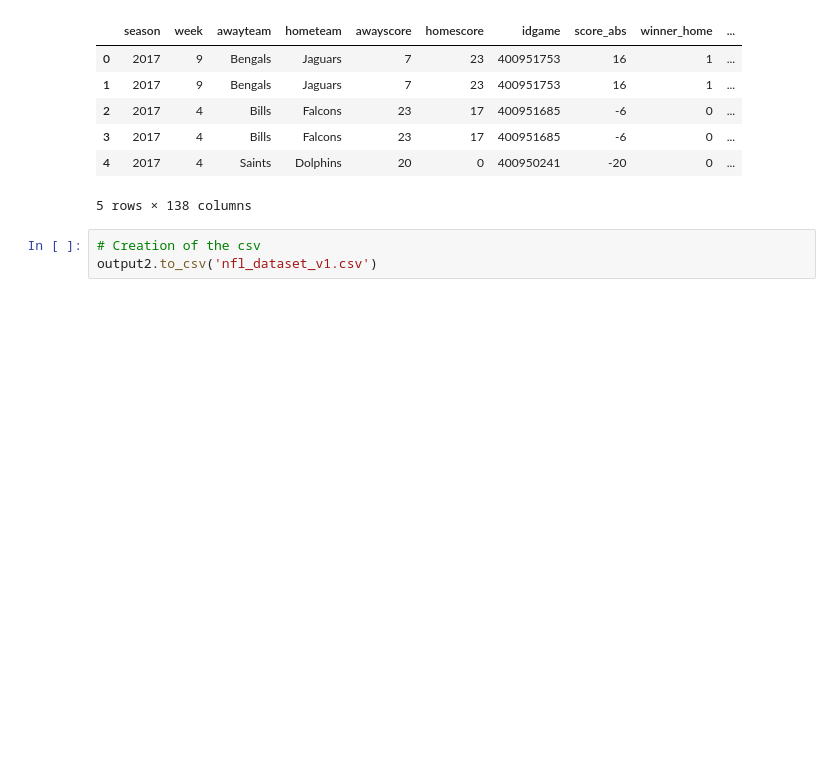
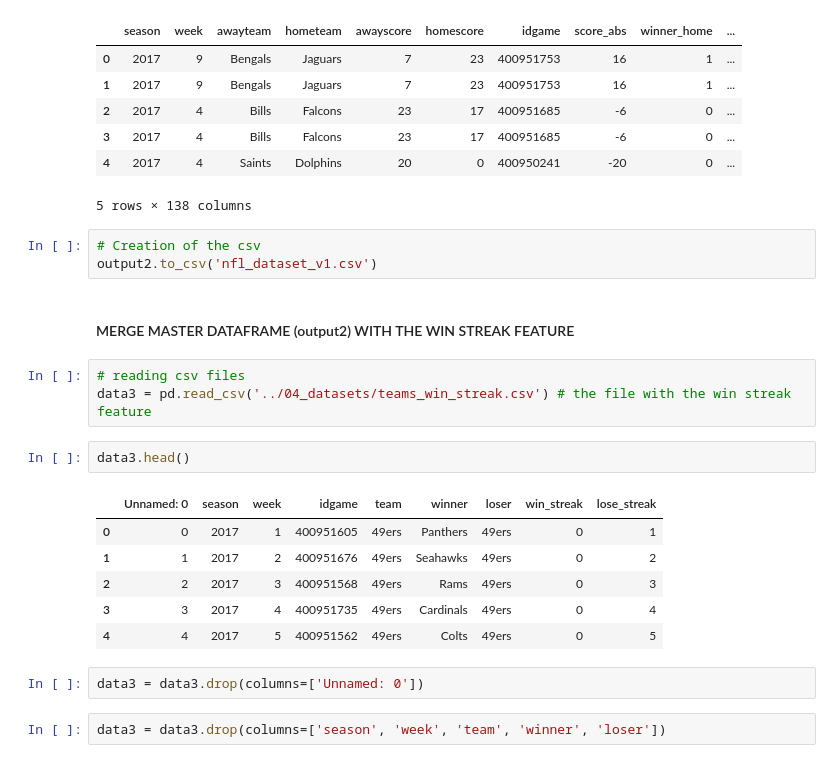
Before and after one commit to nflpredictor/nfl, a Jupyter notebook: 02_features_engineering/final_dataset.ipynb, the cells around one changed output. Drawn from its saved outputs; the diff is of its cells as text; blank space fills up the shorter version.

```diff
--- a/02_features_engineering/final_dataset.ipynb
+++ b/02_features_engineering/final_dataset.ipynb
@@ -88,3 +88,21 @@ output2.head()
 # %%
 # Creation of the csv
 output2.to_csv('nfl_dataset_v1.csv')
+# %% [markdown]
+#### MERGE MASTER DATAFRAME (output2) WITH THE WIN STREAK FEATURE
+# %%
+# reading csv files
+data3 = pd.read_csv('../04_datasets/teams_win_streak.csv') # the file with the win streak feature
+# %%
+data3.head()
+# %% [output]
+|  | Unnamed: 0 | season | week | idgame | team | winner | loser | win_streak | lose_streak |
+| 0 | 0 | 2017 | 1 | 400951605 | 49ers | Panthers | 49ers | 0 | 1 |
+| 1 | 1 | 2017 | 2 | 400951676 | 49ers | Seahawks | 49ers | 0 | 2 |
+| 2 | 2 | 2017 | 3 | 400951568 | 49ers | Rams | 49ers | 0 | 3 |
+| 3 | 3 | 2017 | 4 | 400951735 | 49ers | Cardinals | 49ers | 0 | 4 |
+| 4 | 4 | 2017 | 5 | 400951562 | 49ers | Colts | 49ers | 0 | 5 |
+# %%
+data3 = data3.drop(columns=['Unnamed: 0'])
+# %%
+data3 = data3.drop(columns=['season', 'week', 'team', 'winner', 'loser'])
```
Also changed, not shown: parts of 3 cells of this notebook, 1 other file.
